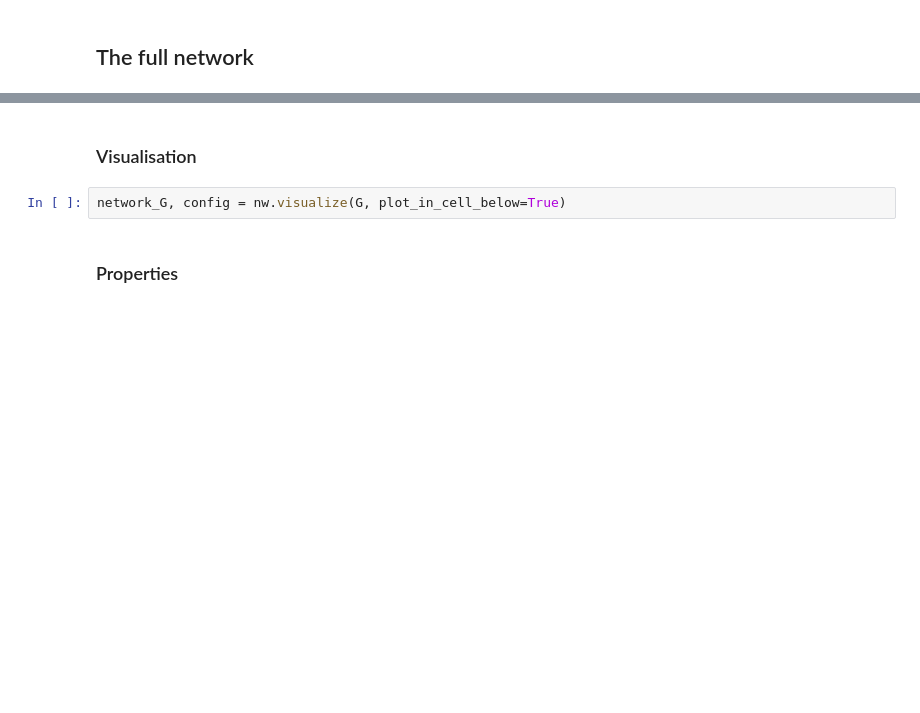
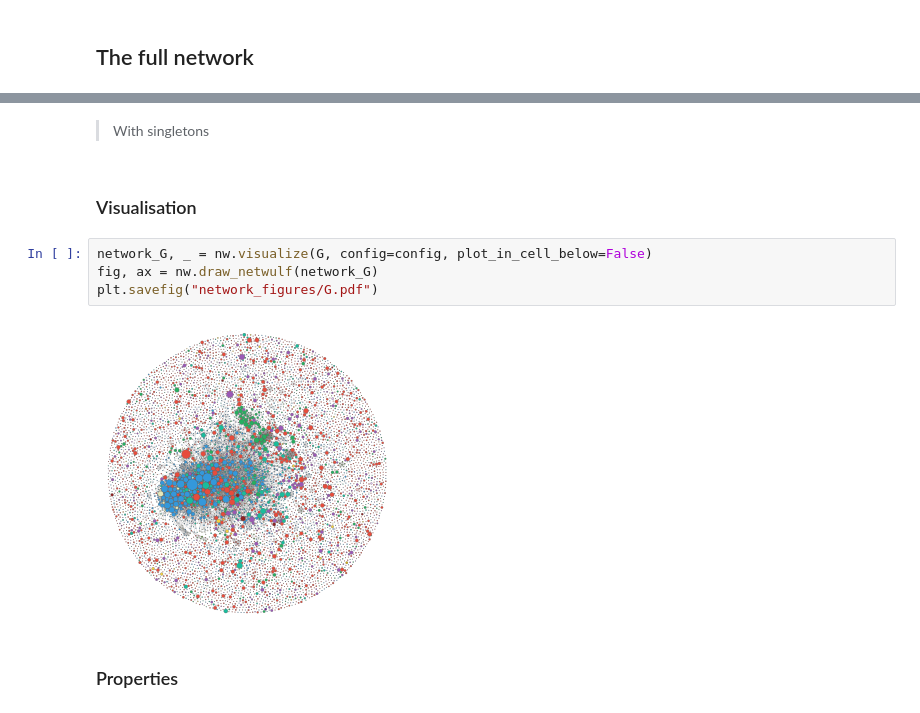
Before and after one commit to DavidAriOstenfeldt/project_website, a Jupyter notebook: Project/network.ipynb, the cells around one changed output, grey strips where cells are left out. Drawn from its saved outputs; the diff is of its cells as text; blank space fills up the shorter version.

```diff
--- a/Project/network.ipynb
+++ b/Project/network.ipynb
@@ -201,7 +224,13 @@ def modularity(graph, partitioning):
+# %% [markdown]
+> With singletons
 # %% [markdown]
 ### Visualisation
-# %%
-network_G, config = nw.visualize(G, plot_in_cell_below=True)
+# %%
+network_G, _ = nw.visualize(G, config=config, plot_in_cell_below=False)
+fig, ax = nw.draw_netwulf(network_G)
+plt.savefig("network_figures/G.pdf")
+# %% [output]
+[figure, added]
 # %% [markdown]
 ### Properties
 # %%
```
Also changed, not shown: parts of 38 cells of this notebook, 10 other files.
